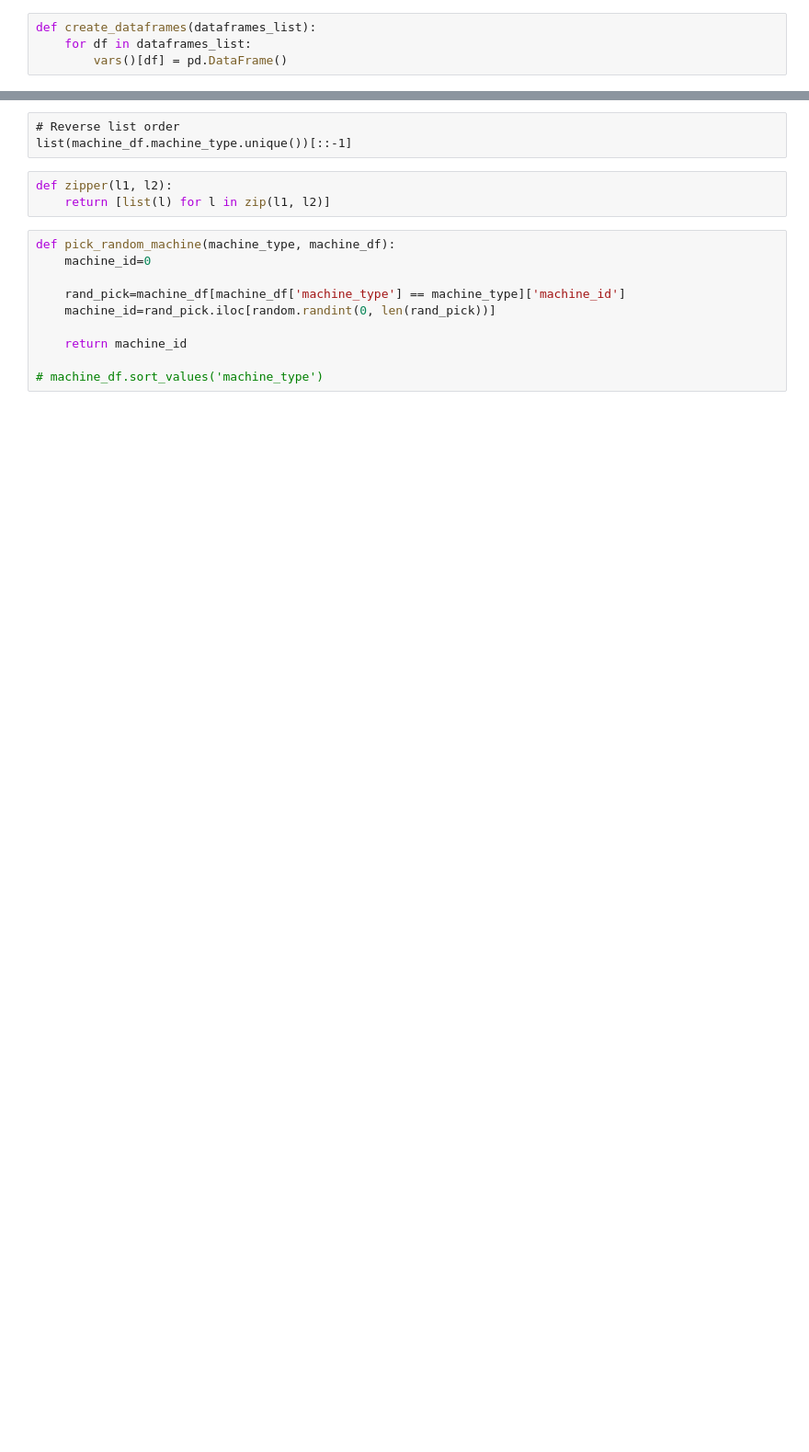
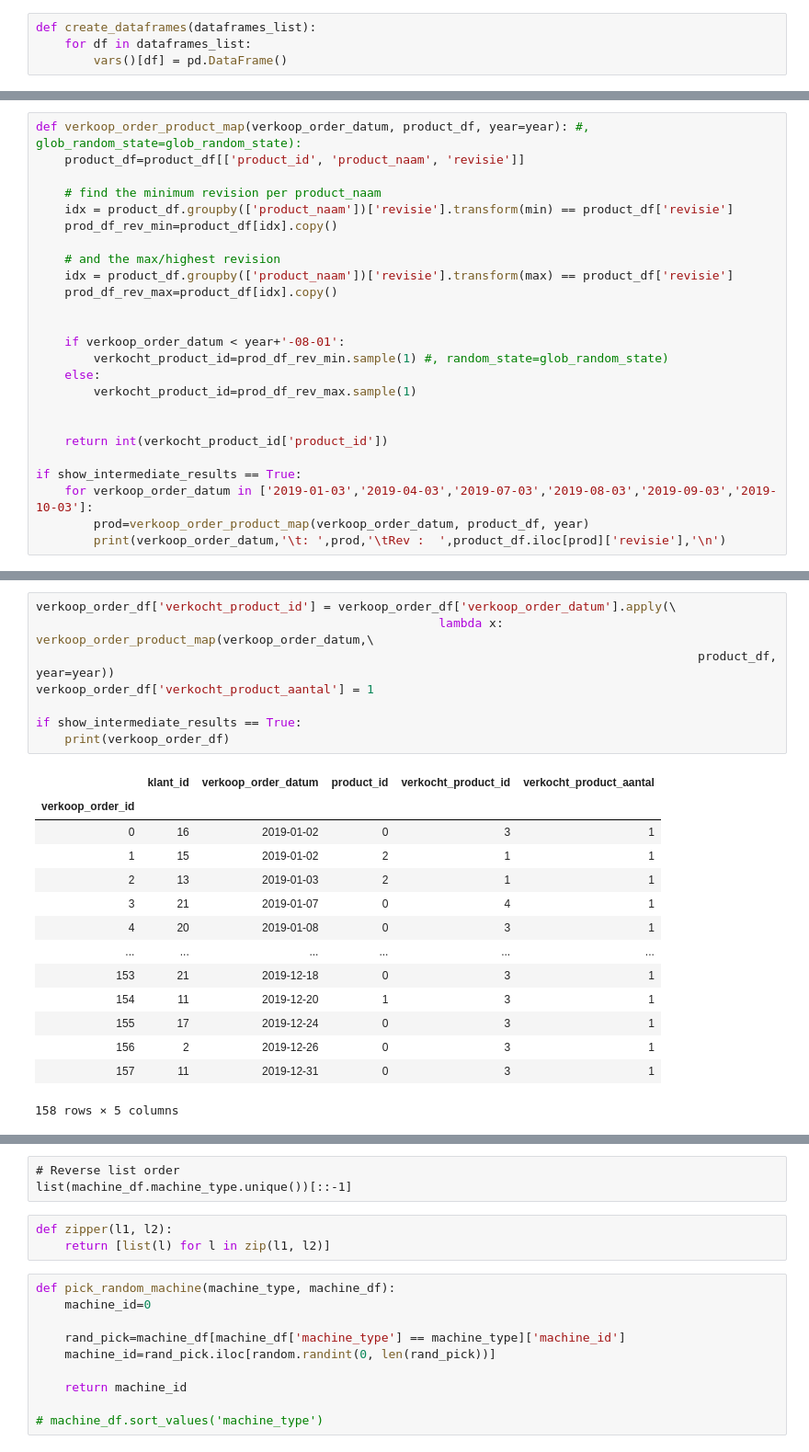
Before and after one commit to maartenor/demo-databases, a Jupyter notebook: create_dataframes.ipynb, the cells around one changed output, grey strips where cells are left out. Shown at 92% size. Saved outputs shown, nothing was run; the diff lists cells and outputs as text; blank space fills up the shorter version.

```diff
--- a/create_dataframes.ipynb
+++ b/create_dataframes.ipynb
@@ -237,0 +330,25 @@ def bill_of_materials(product_df):
+# %%
+def verkoop_order_product_map(verkoop_order_datum, product_df, year=year): #, glob_random_state=glob_random_state):
+    product_df=product_df[['product_id', 'product_naam', 'revisie']]
+
+    # find the minimum revision per product_naam
+    idx = product_df.groupby(['product_naam'])['revisie'].transform(min) == product_df['revisie']
+    prod_df_rev_min=product_df[idx].copy()
+
+    # and the max/highest revision
+    idx = product_df.groupby(['product_naam'])['revisie'].transform(max) == product_df['revisie']
+    prod_df_rev_max=product_df[idx].copy()
+
+
+    if verkoop_order_datum < year+'-08-01':
+        verkocht_product_id=prod_df_rev_min.sample(1) #, random_state=glob_random_state)
+    else:
+        verkocht_product_id=prod_df_rev_max.sample(1)
+
+
+    return int(verkocht_product_id['product_id'])
+
+if show_intermediate_results == True:
+    for verkoop_order_datum in ['2019-01-03','2019-04-03','2019-07-03','2019-08-03','2019-09-03','2019-10-03']:
+        prod=verkoop_order_product_map(verkoop_order_datum, product_df, year)
+        print(verkoop_order_datum,'\t: ',prod,'\tRev :  ',product_df.iloc[prod]['revisie'],'\n')
@@ -238,3 +367,26 @@ def bill_of_materials(product_df):
+# %%
+verkoop_order_df['verkocht_product_id'] = verkoop_order_df['verkoop_order_datum'].apply(\
+                                                        lambda x: verkoop_order_product_map(verkoop_order_datum,\
+                                                                                            product_df, year=year))
+verkoop_order_df['verkocht_product_aantal'] = 1
+
+if show_intermediate_results == True:
+    print(verkoop_order_df)
+# %% [output]
+|  | klant_id | verkoop_order_datum | product_id | verkocht_product_id | verkocht_product_aantal |
+| verkoop_order_id |  |  |  |  |  |
+| 0 | 16 | 2019-01-02 | 0 | 3 | 1 |
+| 1 | 15 | 2019-01-02 | 2 | 1 | 1 |
+| 2 | 13 | 2019-01-03 | 2 | 1 | 1 |
+| 3 | 21 | 2019-01-07 | 0 | 4 | 1 |
+| 4 | 20 | 2019-01-08 | 0 | 3 | 1 |
+| ... | ... | ... | ... | ... | ... |
+| 153 | 21 | 2019-12-18 | 0 | 3 | 1 |
+| 154 | 11 | 2019-12-20 | 1 | 3 | 1 |
+| 155 | 17 | 2019-12-24 | 0 | 3 | 1 |
+| 156 | 2 | 2019-12-26 | 0 | 3 | 1 |
+| 157 | 11 | 2019-12-31 | 0 | 3 | 1 |
+158 rows × 5 columns
 # %%
 machine_data ={
     0:{'machine_type':'boor'},
```
Also changed, not shown: parts of 28 cells of this notebook.
